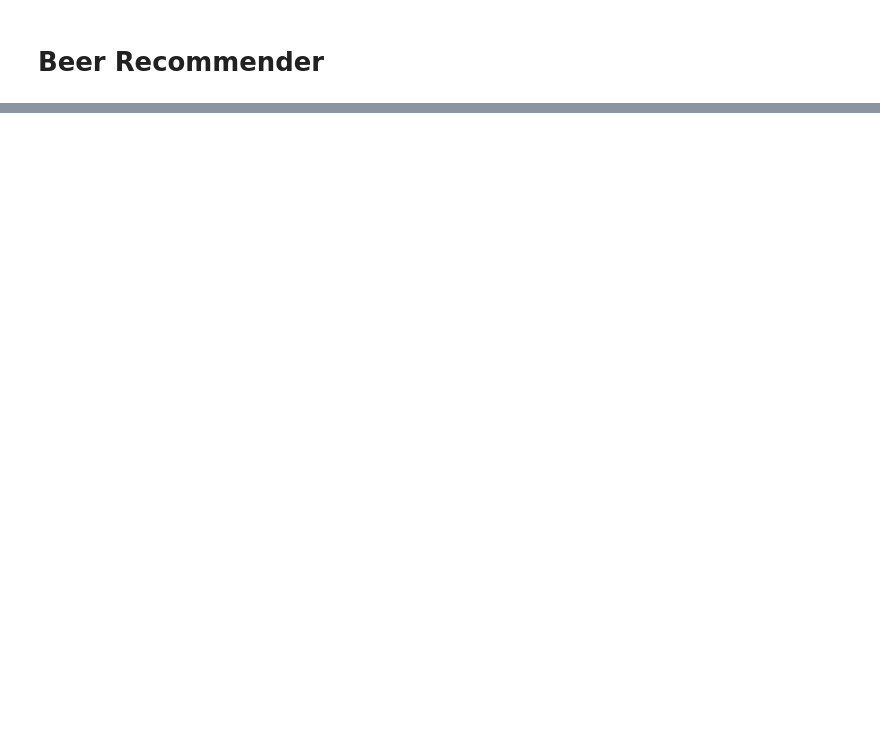
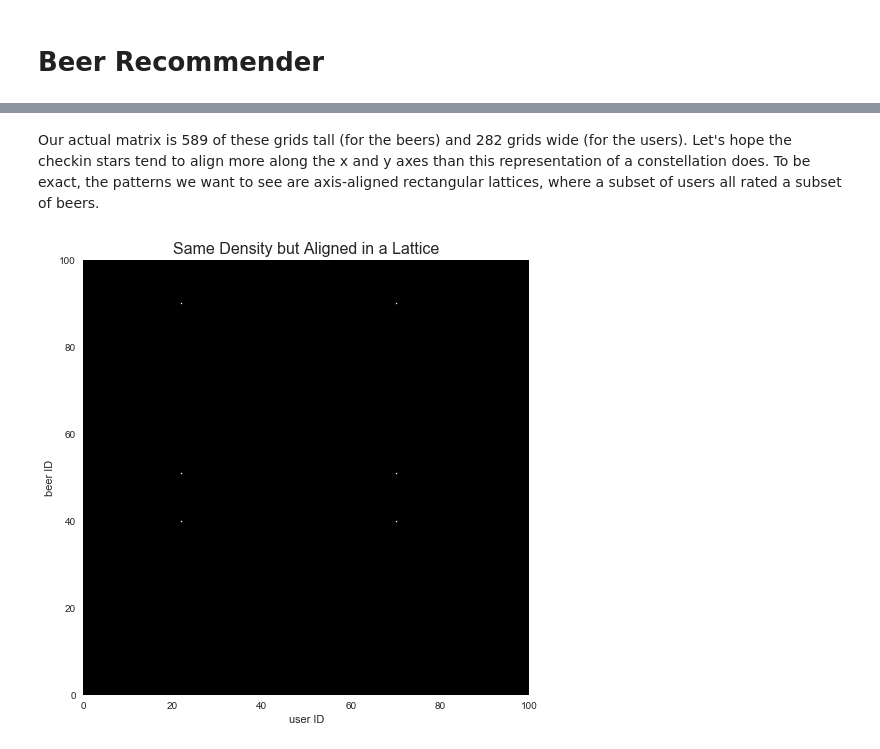
Before and after one commit to ebhtra/springboard, a Jupyter notebook: Beer_Recommender.ipynb, the cells around one changed output, grey strips where cells are left out. Saved outputs shown, nothing was run; the diff lists cells and outputs as text; code cells hidden in the pictures; blank space fills up the shorter version.

```diff
--- a/Beer_Recommender.ipynb
+++ b/Beer_Recommender.ipynb
@@ -10,0 +162,15 @@ Fortunately, the rise of the American IPA has coincided with the rise of social
+# %% [markdown]
+Our actual matrix is 589 of these grids tall (for the beers) and 282 grids wide (for the users).  Let's hope the checkin stars tend to align more along the x and y axes than this representation of a constellation does.  To be exact, the patterns we want to see are axis-aligned rectangular lattices, where a subset of users all rated a subset of beers.
+# %%
+fig = plt.figure(figsize=(8,8))
+ax = fig.add_subplot(1,1,1)
+ax.set_facecolor('k')
+ax.grid(False)
+plt.scatter((22, 22, 22, 70, 70, 70), (40, 51, 90, 40, 51, 90), marker='s', color='w', s=1)
+plt.xlim(0,100)
+plt.ylim(0,100)
+plt.xlabel('user ID')
+plt.ylabel('beer ID')
+plt.title('Same Density but Aligned in a Lattice', fontsize=16);
+# %% [output]
+[figure, added]
```
Also changed, not shown: parts of 117 cells of this notebook.
